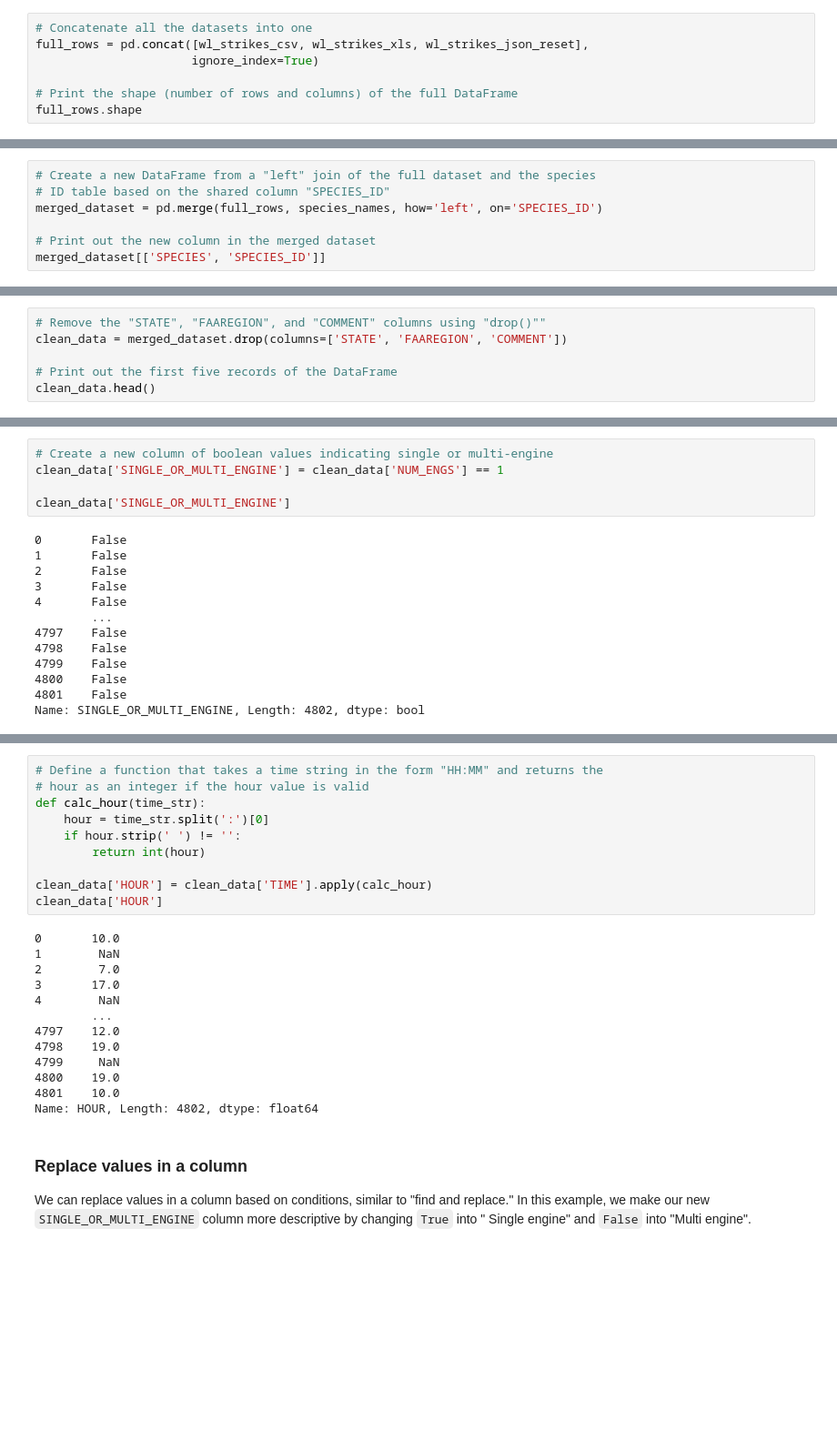
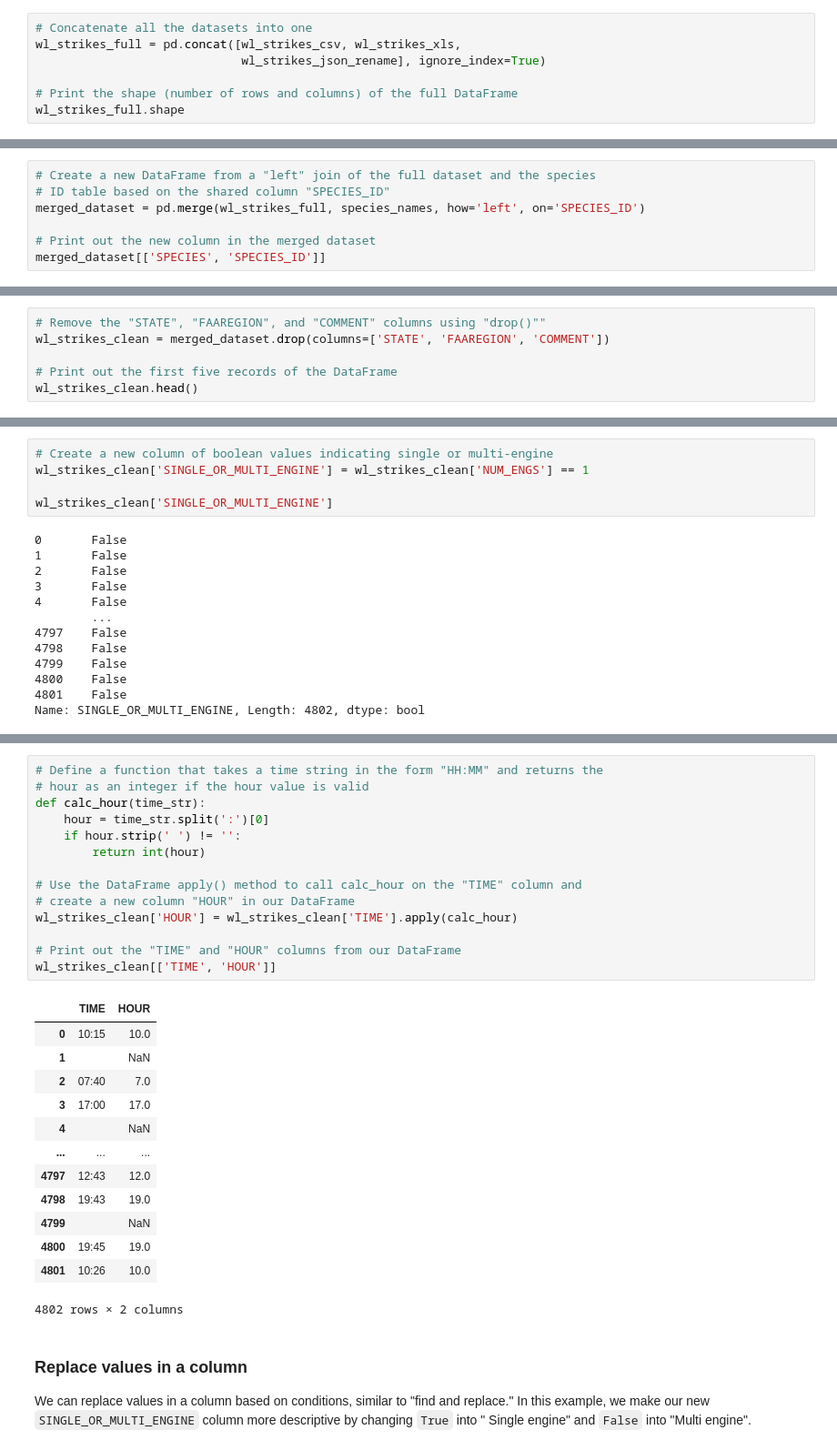
Before and after one commit to NCSU-Libraries/data-viz-workshops, a Jupyter notebook: Python_Open_Labs/Data_wrangling_with_Pandas/Python_Open_Labs_Week2_filled.ipynb, the cells around one changed output, grey strips where cells are left out. Shown at 91% size. Saved outputs shown, nothing was run; the diff lists cells and outputs as text; blank space fills up the shorter version.

```diff
--- a/Python_Open_Labs/Data_wrangling_with_Pandas/Python_Open_Labs_Week2_filled.ipynb
+++ b/Python_Open_Labs/Data_wrangling_with_Pandas/Python_Open_Labs_Week2_filled.ipynb
@@ -159,8 +158,8 @@ We want to be able to work with all of the data we have imported at once, so we
 # %%
 # Concatenate all the datasets into one
-full_rows = pd.concat([wl_strikes_csv, wl_strikes_xls, wl_strikes_json_reset],
-                      ignore_index=True)
+wl_strikes_full = pd.concat([wl_strikes_csv, wl_strikes_xls,
+                             wl_strikes_json_rename], ignore_index=True)
 
 # Print the shape (number of rows and columns) of the full DataFrame
-full_rows.shape
+wl_strikes_full.shape
 # %% [output]
@@ -199,7 +194,7 @@ species_names
 # %%
 # Create a new DataFrame from a "left" join of the full dataset and the species
 # ID table based on the shared column "SPECIES_ID"
-merged_dataset = pd.merge(full_rows, species_names, how='left', on='SPECIES_ID')
+merged_dataset = pd.merge(wl_strikes_full, species_names, how='left', on='SPECIES_ID')
 
 # Print out the new column in the merged dataset
 merged_dataset[['SPECIES', 'SPECIES_ID']]
@@ -224,9 +219,9 @@ We can reduce the size of our dataset by removing unnecessary columns of data us
 # %%
 # Remove the "STATE", "FAAREGION", and "COMMENT" columns using "drop()""
-clean_data = merged_dataset.drop(columns=['STATE', 'FAAREGION', 'COMMENT'])
+wl_strikes_clean = merged_dataset.drop(columns=['STATE', 'FAAREGION', 'COMMENT'])
 
 # Print out the first five records of the DataFrame
-clean_data.head()
+wl_strikes_clean.head()
 # %% [output]
 |  | INDX_NR | INCIDENT_DATE | INCIDENT_MONTH | INCIDENT_YEAR | TIME | TIME_OF_DAY | AIRPORT_ID | AIRPORT | ... |
 | 0 | 633309 | 1999-12-24 | 12 | 1999 | 10:15 | Day | KCLT | CHARLOTTE/DOUGLAS INTL ARPT | ... |
@@ -243,9 +238,9 @@ clean_data.head()
 We may want to add a new column that is calculated based on other columns. In this example, we create a new column (`SINGLE_OR_MULTI_ENGINE`) of boolean values that tells us if the plane was a single-engine (TRUE) or a multi-engine (FALSE) plane using a comparison operator to test if the value in the column `NUM_ENGS` equals 1.
 # %%
 # Create a new column of boolean values indicating single or multi-engine
-clean_data['SINGLE_OR_MULTI_ENGINE'] = clean_data['NUM_ENGS'] == 1
+wl_strikes_clean['SINGLE_OR_MULTI_ENGINE'] = wl_strikes_clean['NUM_ENGS'] == 1
 
-clean_data['SINGLE_OR_MULTI_ENGINE']
+wl_strikes_clean['SINGLE_OR_MULTI_ENGINE']
 # %% [output]
 0       False
 1       False
@@ -266,26 +261,31 @@ Sometimes you need to create a new column based on more complex manipulation of
 # %%
 # Define a function that takes a time string in the form "HH:MM" and returns the
 # hour as an integer if the hour value is valid
 def calc_hour(time_str):
     hour = time_str.split(':')[0]
     if hour.strip(' ') != '':
         return int(hour)
 
-clean_data['HOUR'] = clean_data['TIME'].apply(calc_hour)
-clean_data['HOUR']
+# Use the DataFrame apply() method to call calc_hour on the "TIME" column and
+# create a new column "HOUR" in our DataFrame
+wl_strikes_clean['HOUR'] = wl_strikes_clean['TIME'].apply(calc_hour)
+
+# Print out the "TIME" and "HOUR" columns from our DataFrame
+wl_strikes_clean[['TIME', 'HOUR']]
 # %% [output]
+|  | TIME | HOUR |
+| 0 | 10:15 | 10.0 |
+| 1 |  | NaN |
+| 2 | 07:40 | 7.0 |
+| 3 | 17:00 | 17.0 |
+| 4 |  | NaN |
+| ... | ... | ... |
+| 4797 | 12:43 | 12.0 |
+| 4798 | 19:43 | 19.0 |
+| 4799 |  | NaN |
+| 4800 | 19:45 | 19.0 |
+| 4801 | 10:26 | 10.0 |
-0       10.0
-1        NaN
-2        7.0
-3       17.0
-4        NaN
-        ...
-4797    12.0
-4798    19.0
-4799     NaN
-4800    19.0
-4801    10.0
-Name: HOUR, Length: 4802, dtype: float64
+4802 rows × 2 columns
 # %% [markdown]
 ### Replace values in a column
 
```
Also changed, not shown: parts of 25 cells of this notebook, 1 other file.
